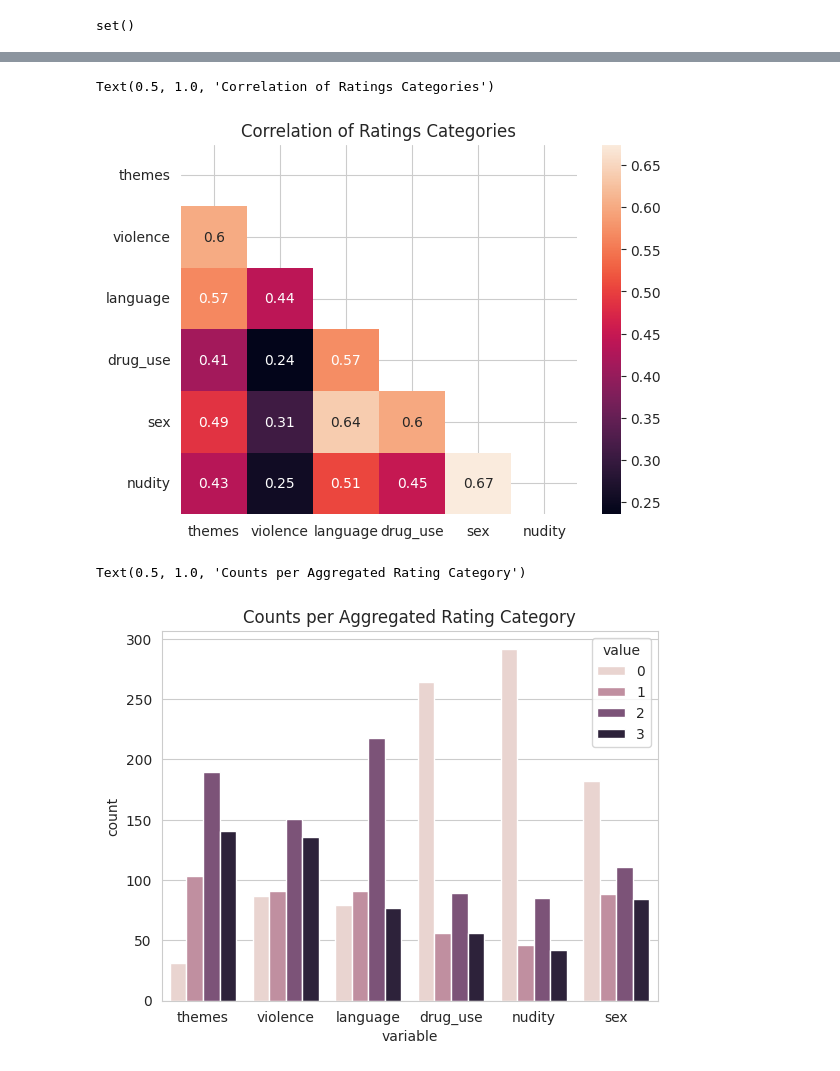
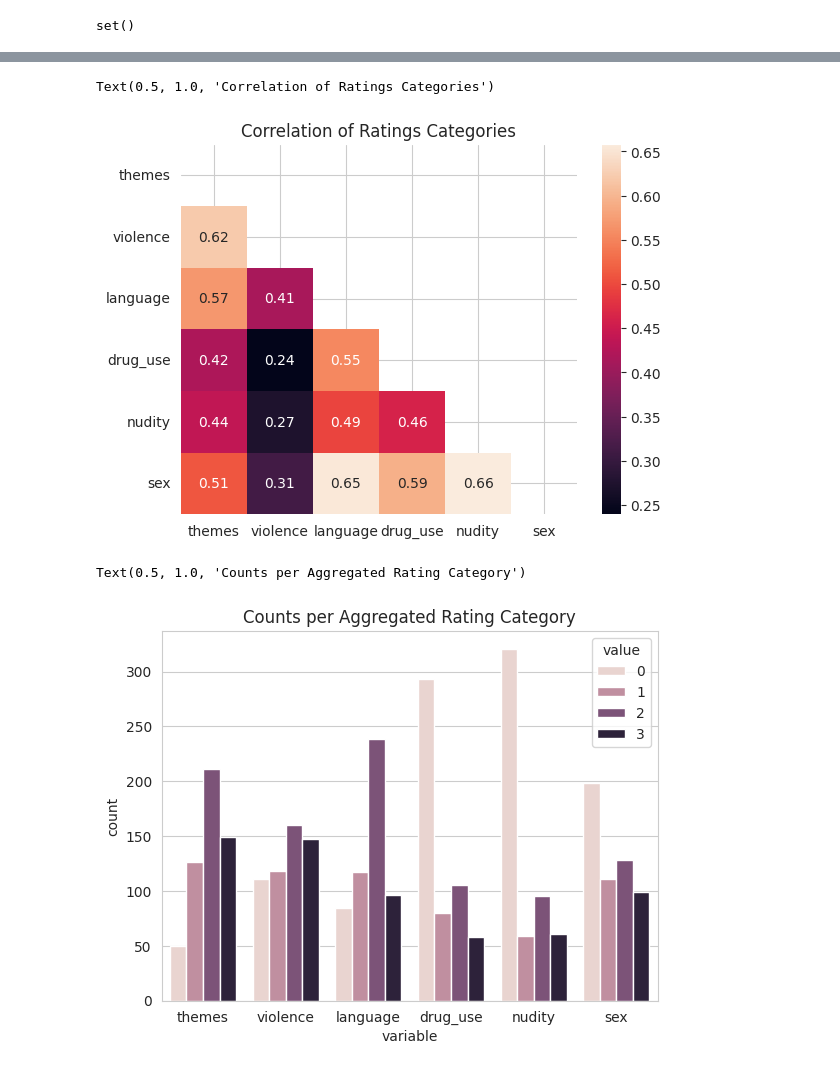
Before and after one commit to sydney-machine-learning/audiodescription-abusedetection, a Jupyter notebook: 02_data_preparation.ipynb, the cells around one changed output, grey strips where cells are left out. Saved outputs shown, nothing was run; the diff lists cells and outputs as text; code cells hidden in the pictures.

```diff
--- a/02_data_preparation.ipynb
+++ b/02_data_preparation.ipynb
@@ -213,20 +224,24 @@ KeyboardInterrupt:
 # %%
-ord_acb_df = acb_df.copy()
+full_ord_acb_df = acb_df.copy()
 for col in md.full_cat_cols:
-    ord_acb_df[col] = md.convert_col_to_ordinal(ord_acb_df[col])
+    full_ord_acb_df[col] = md.convert_col_to_ordinal(full_ord_acb_df[col], compact=False)
 
-corr_df = ord_acb_df[md.full_cat_cols].corr()
+corr_df = full_ord_acb_df[md.full_cat_cols].corr()
 matrix = np.triu(corr_df)
 sns.heatmap(corr_df, annot=True, mask=matrix)
 plt.title('Correlation of Ratings Categories')
 # %% [output]
 Text(0.5, 1.0, 'Correlation of Ratings Categories')
-[figure, old version]
+[figure, new version]
 # %%
+ord_acb_df = acb_df.copy()
+for col in md.full_cat_cols:
+    ord_acb_df[col] = md.convert_col_to_ordinal(ord_acb_df[col], compact=True)
+
 melt_df = pd.melt(ord_acb_df, ['movie'], md.full_cat_cols)
 sns.countplot(melt_df, x='variable', hue='value')
 plt.title('Counts per Aggregated Rating Category')
 # %% [output]
 Text(0.5, 1.0, 'Counts per Aggregated Rating Category')
-[figure, old version]
+[figure, new version]
 # %%
```
Also changed, not shown: parts of 13 cells of this notebook, 13 other files.
